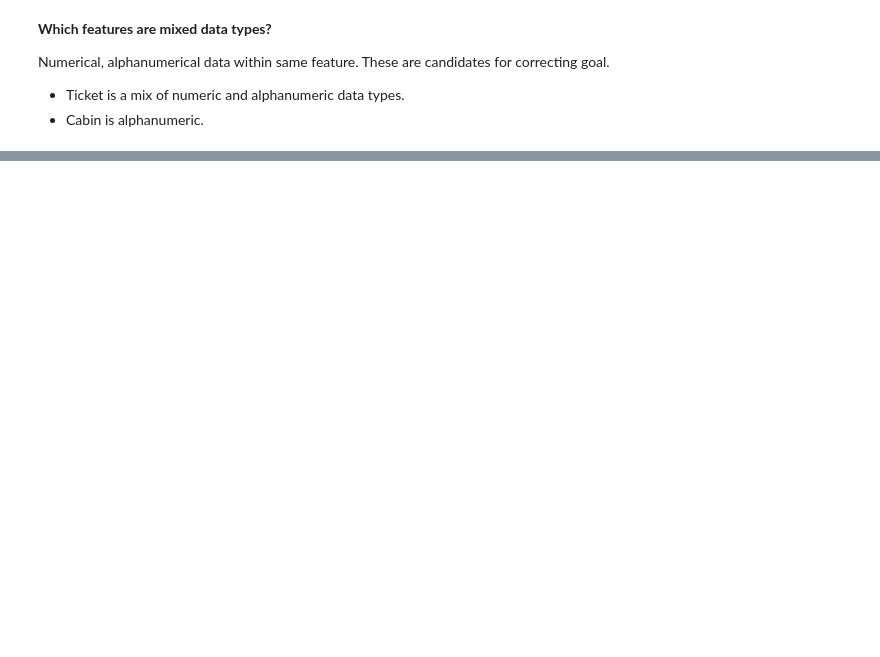
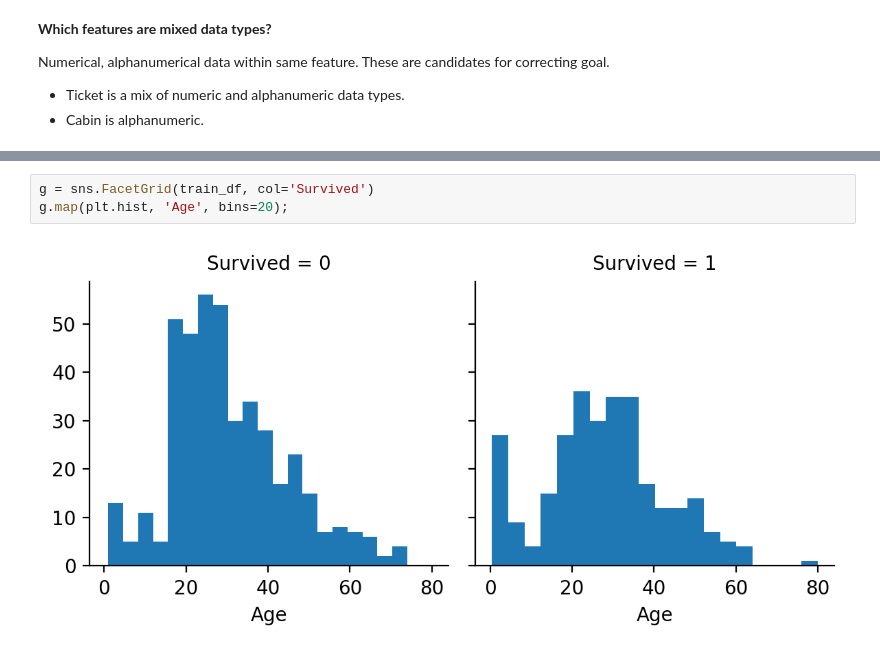
Before and after one commit to Sameta-cani/kakao-tech, a Jupyter notebook: Weekly Summary/Week 3/1. Machine Learning II/practice.ipynb, the cells around one changed output, grey strips where cells are left out. Cells and saved outputs as stored; diff of their text form; blank space fills up the shorter version.

```diff
--- a/Weekly Summary/Week 3/1. Machine Learning II/practice.ipynb
+++ b/Weekly Summary/Week 3/1. Machine Learning II/practice.ipynb
@@ -129,0 +399,5 @@ Numerical, alphanumerical data within same feature. These are candidates for cor
+# %%
+g = sns.FacetGrid(train_df, col='Survived')
+g.map(plt.hist, 'Age', bins=20);
+# %% [output]
+[figure, added]
```
Also changed, not shown: parts of 122 cells of this notebook.
